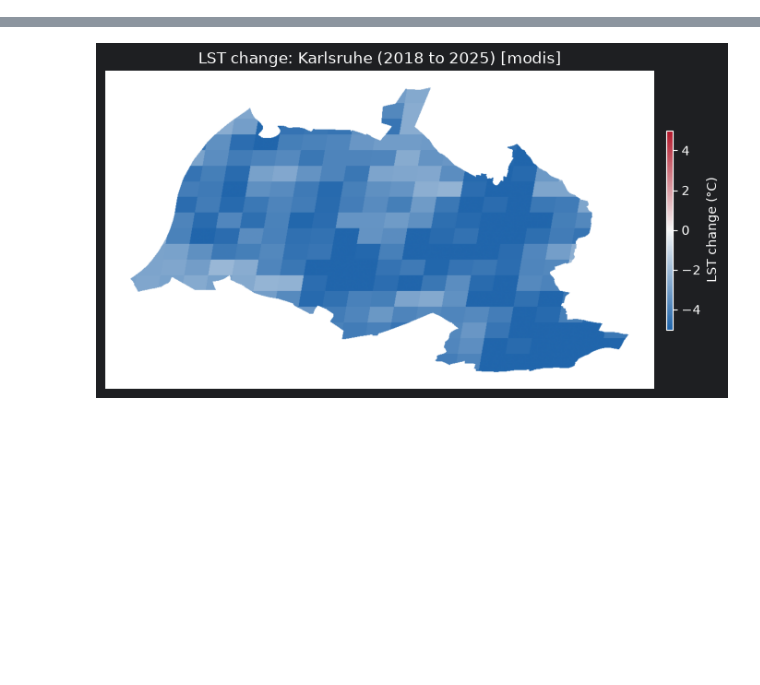
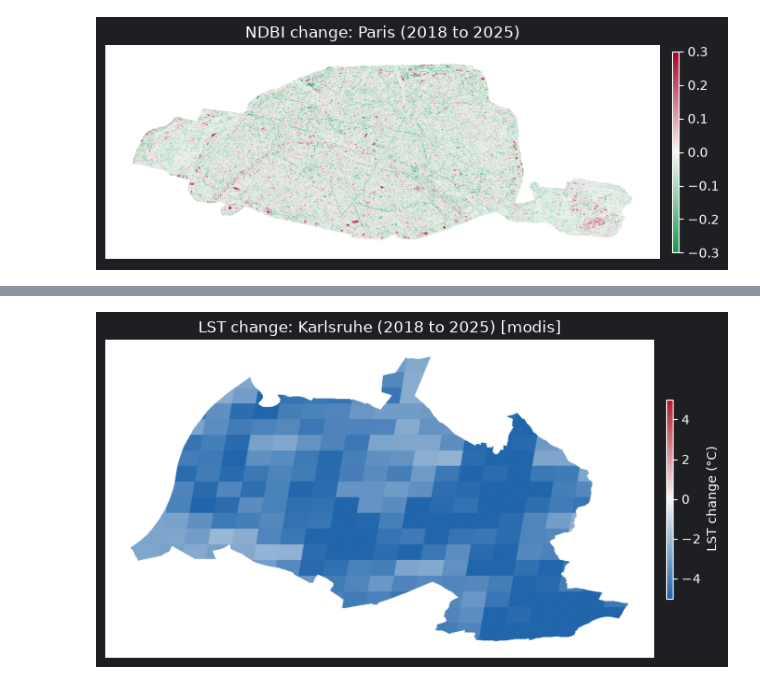
Before and after one commit to satvik007vk/city_landscape_change, a Jupyter notebook: src/visualise/visualise.ipynb, the cells around one changed output, grey strips where cells are left out. Cells and saved outputs as stored; diff of their text form; code cells hidden in the pictures; blank space fills up the shorter version.

```diff
--- a/src/visualise/visualise.ipynb
+++ b/src/visualise/visualise.ipynb
@@ -126,6 +132,8 @@ aoi = load_city_aoi(CITY.name)
 INDEX_DIFF_PALETTES = {
     "NDVI": ["#a50026", "#ffffbf", "#1a9850"],  # red = vegetation loss, green = gain
     "NDWI": ["#8c510a", "#f5f5f5", "#01665e"],  # brown = water loss, teal = gain
+    # green = less built-up, red = more built-up
+    "NDBI": ["#1a9850", "#f7f7f7", "#a50026"],
 }
 
 
@@ -163,34 +171,36 @@ def show_index_diff_map(
 
 def show_index_diff_static(
     aoi: ee.Geometry,
     start_year: int,
     end_year: int,
     index: str,
     buffer_meters: int = 1000,
 ) -> None:
     buffered_aoi = aoi.buffer(buffer_meters)
     diff_image = compute_index_diff(aoi, start_year, end_year, index)
     diff_array = geemap.ee_to_numpy(
         diff_image, region=buffered_aoi, bands=[f"{index}_diff"], scale=30
     )[:, :, 0]
     # ee.data.computePixels fills masked/no-data pixels with 0 (not NaN), so treat
     # exact zeros as no-data to render them white via cmap.set_bad instead of the
     # colormap's midpoint color.
     diff_array = np.where(diff_array == 0, np.nan, diff_array)
 
     plt.figure(figsize=(8, 8))
     cmap = mcolors.LinearSegmentedColormap.from_list(
         f"{index}_diff", INDEX_DIFF_PALETTES[index]
     )
     cmap.set_bad(color="white")
     im = plt.imshow(diff_array, cmap=cmap, vmin=-0.3, vmax=0.3)
     plt.colorbar(im, fraction=0.02, pad=0.02, shrink=0.35, aspect=30)
     plt.title(f"{index} change: {CITY.name} ({start_year} to {end_year})")
     plt.axis("off")
     plt.show()
 
 
-# show_index_diff_static(aoi, START_YEAR, END_YEAR, index)
+show_index_diff_static(aoi, START_YEAR, END_YEAR, index)
+# %% [output]
+[figure, added]
 # %%
 import ee
 
```
Also changed, not shown: parts of 4 cells of this notebook, 2 other files.
